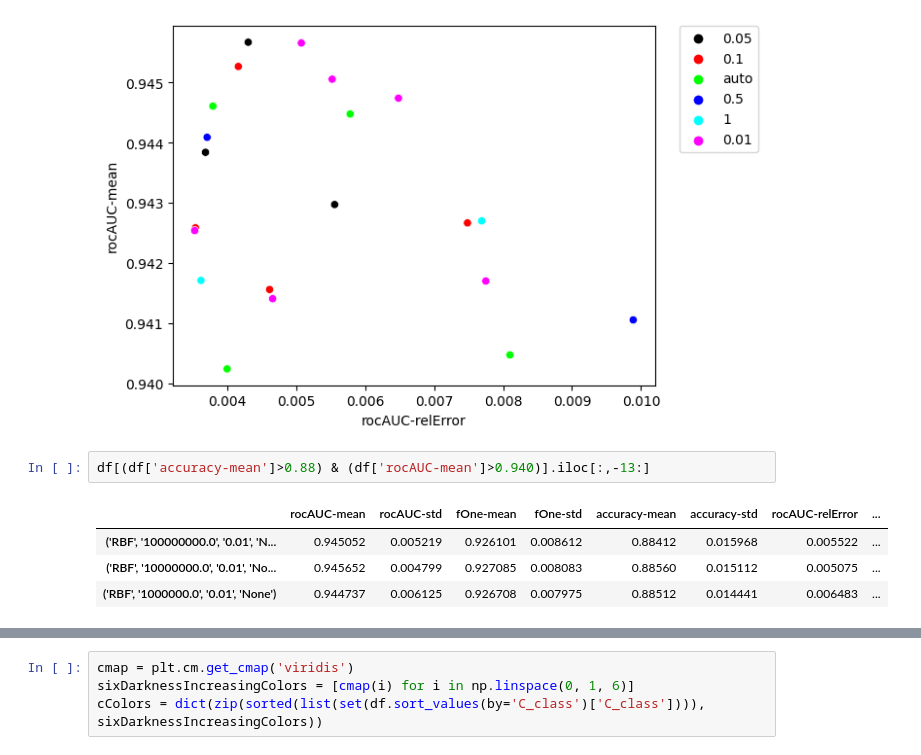
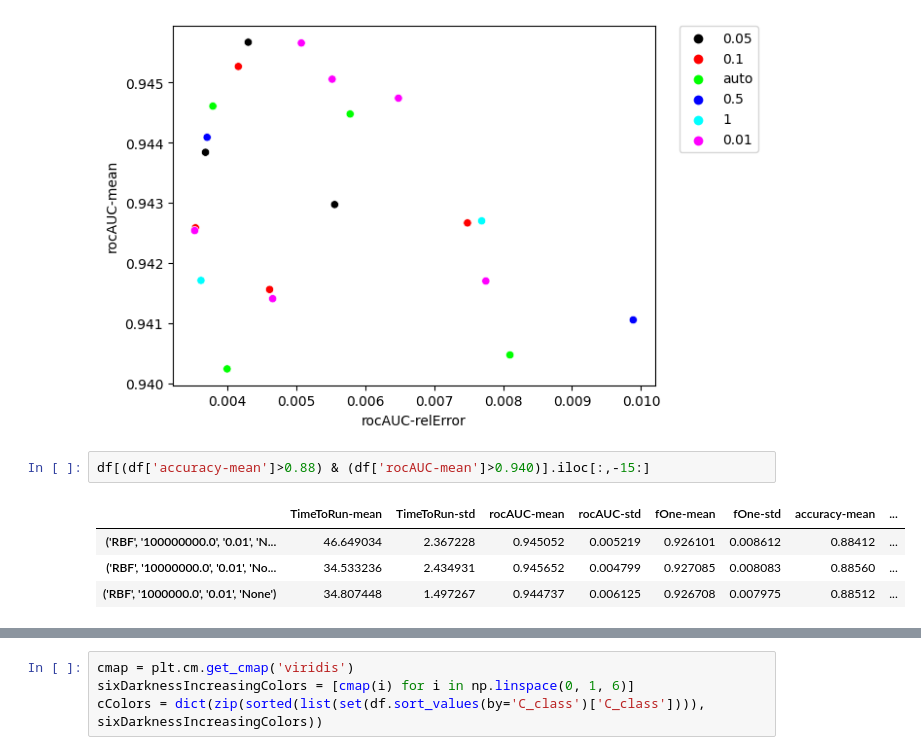
Before and after one commit to mhassans/galaxyMorphology, a Jupyter notebook: PlotHyperParamOpt.ipynb, the cells around one changed output, grey strips where cells are left out. Cells and saved outputs as stored; diff of their text form.

```diff
--- a/PlotHyperParamOpt.ipynb
+++ b/PlotHyperParamOpt.ipynb
@@ -57,12 +58,12 @@ scatterplotColored(x="rocAUC-relError", y="rocAUC-mean", hue="gamma", data=df_hi
 # %% [output]
 [figure]
 # %%
-df[(df['accuracy-mean']>0.88) & (df['rocAUC-mean']>0.940)].iloc[:,-13:]
+df[(df['accuracy-mean']>0.88) & (df['rocAUC-mean']>0.940)].iloc[:,-15:]
 # %% [output]
-|  | rocAUC-mean | rocAUC-std | fOne-mean | fOne-std | accuracy-mean | accuracy-std | rocAUC-relError | ... |
-| ('RBF', '100000000.0', '0.01', 'N... | 0.945052 | 0.005219 | 0.926101 | 0.008612 | 0.88412 | 0.015968 | 0.005522 | ... |
-| ('RBF', '10000000.0', '0.01', 'No... | 0.945652 | 0.004799 | 0.927085 | 0.008083 | 0.88560 | 0.015112 | 0.005075 | ... |
-| ('RBF', '1000000.0', '0.01', 'None') | 0.944737 | 0.006125 | 0.926708 | 0.007975 | 0.88512 | 0.014441 | 0.006483 | ... |
+|  | TimeToRun-mean | TimeToRun-std | rocAUC-mean | rocAUC-std | fOne-mean | fOne-std | accuracy-mean | ... |
+| ('RBF', '100000000.0', '0.01', 'N... | 46.649034 | 2.367228 | 0.945052 | 0.005219 | 0.926101 | 0.008612 | 0.88412 | ... |
+| ('RBF', '10000000.0', '0.01', 'No... | 34.533236 | 2.434931 | 0.945652 | 0.004799 | 0.927085 | 0.008083 | 0.88560 | ... |
+| ('RBF', '1000000.0', '0.01', 'None') | 34.807448 | 1.497267 | 0.944737 | 0.006125 | 0.926708 | 0.007975 | 0.88512 | ... |
 # %%
 scatterplotColored(x="accuracy-mean", y="rocAUC-mean", hue="gamma", data=df, palette=seventeenColors[:13], legendOutsideGraph=True)
 # %% [output]
```
Also changed, not shown: parts of 8 cells of this notebook, 1 other file.
